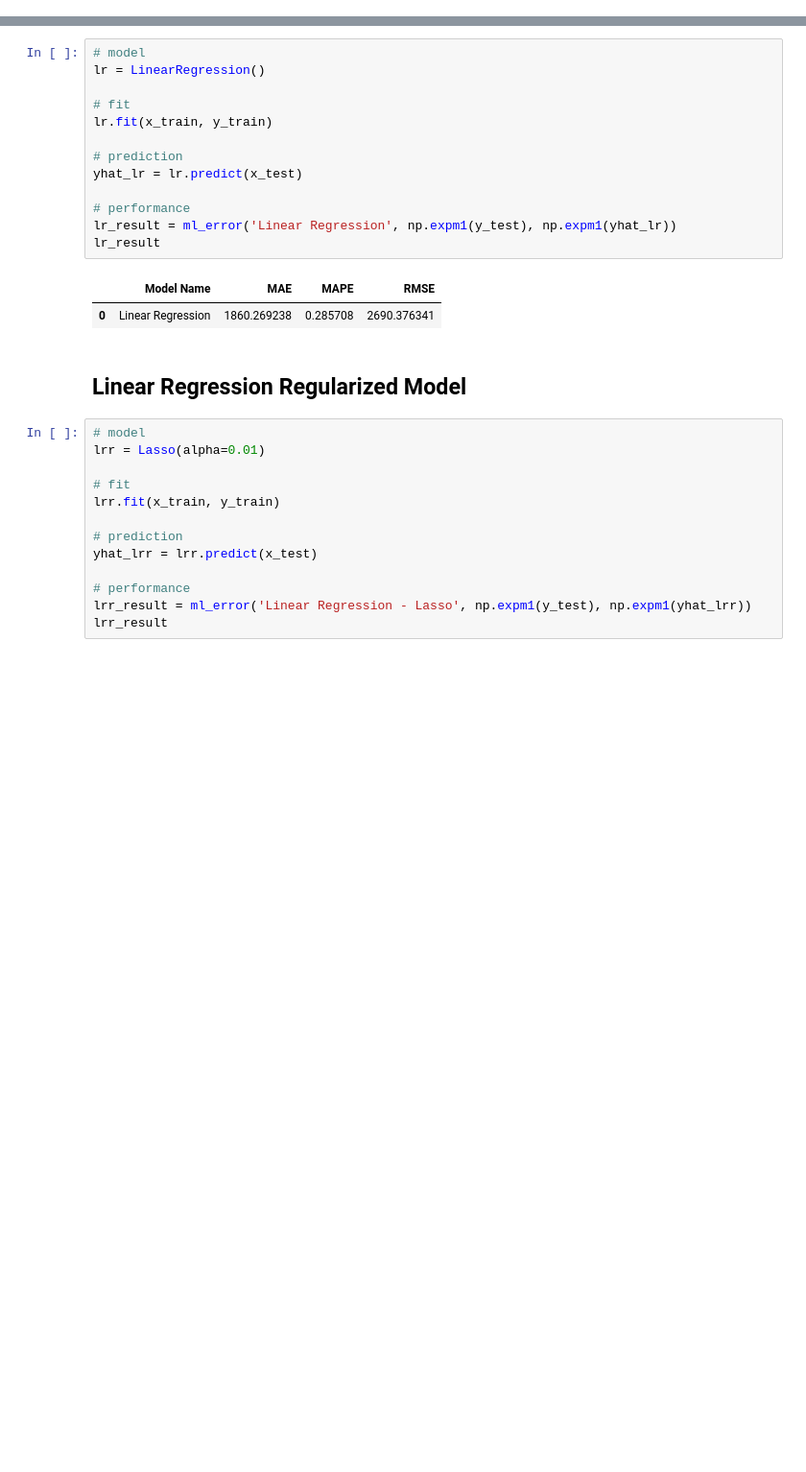
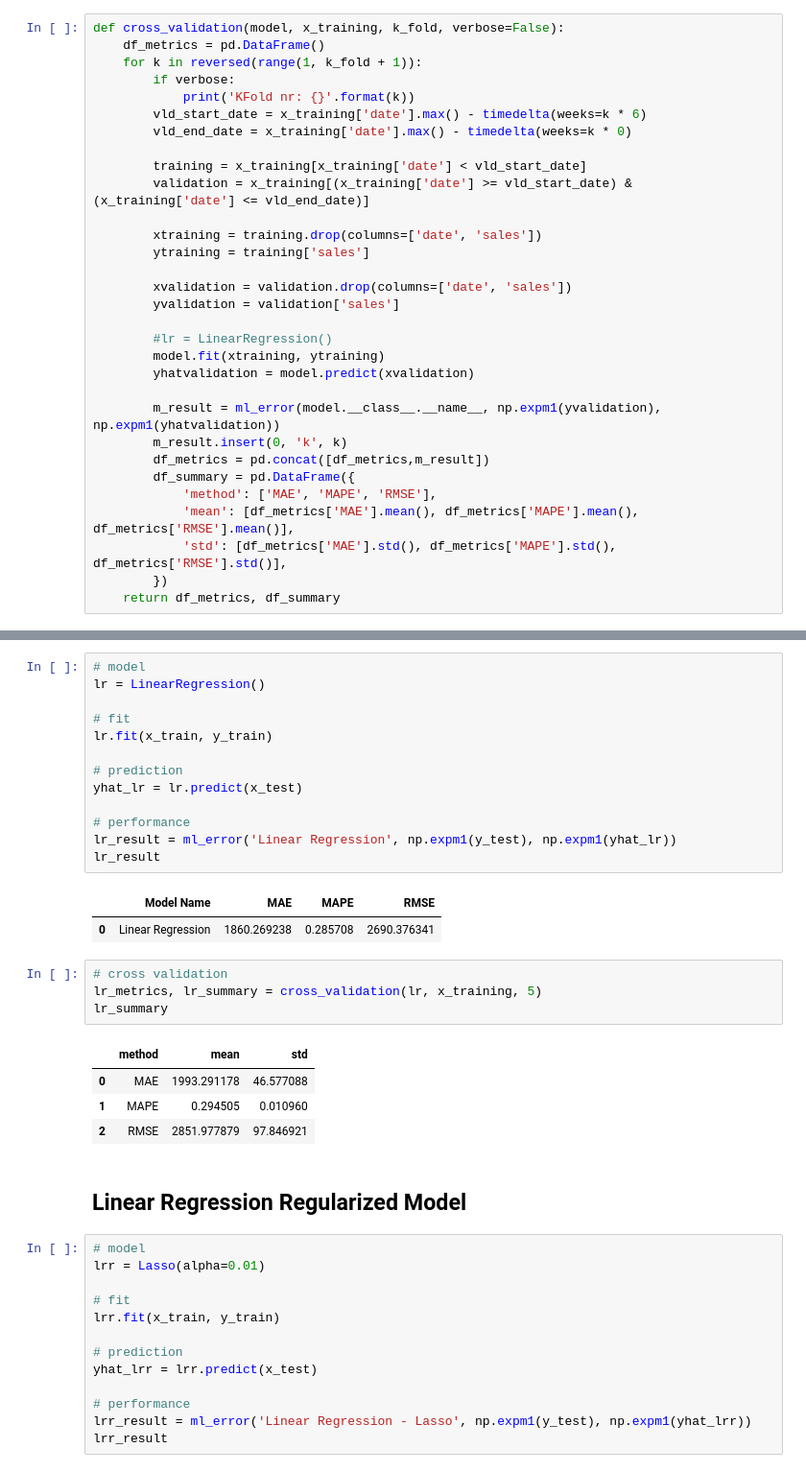
Before and after one commit to biazotogabriel/ds_em_producao, a Jupyter notebook: notebook.ipynb, the cells around one changed output, grey strips where cells are left out. Shown at 96% size. Saved outputs shown, nothing was run; the diff lists cells and outputs as text; blank space fills up the shorter version.

```diff
--- a/notebook.ipynb
+++ b/notebook.ipynb
@@ -77,6 +74,37 @@ def ml_error(model_name, y, y_hat):
                          'MAE': mae,
                          'MAPE': mape,
                          'RMSE': rmse}, index=[0])
+# %%
+def cross_validation(model, x_training, k_fold, verbose=False):
+    df_metrics = pd.DataFrame()
+    for k in reversed(range(1, k_fold + 1)):
+        if verbose:
+            print('KFold nr: {}'.format(k))
+        vld_start_date = x_training['date'].max() - timedelta(weeks=k * 6)
+        vld_end_date = x_training['date'].max() - timedelta(weeks=k * 0)
+
+        training = x_training[x_training['date'] < vld_start_date]
+        validation = x_training[(x_training['date'] >= vld_start_date) & (x_training['date'] <= vld_end_date)]
+
+        xtraining = training.drop(columns=['date', 'sales'])
+        ytraining = training['sales']
+
+        xvalidation = validation.drop(columns=['date', 'sales'])
+        yvalidation = validation['sales']
+
+        #lr = LinearRegression()
+        model.fit(xtraining, ytraining)
+        yhatvalidation = model.predict(xvalidation)
+
+        m_result = ml_error(model.__class__.__name__, np.expm1(yvalidation), np.expm1(yhatvalidation))
+        m_result.insert(0, 'k', k)
+        df_metrics = pd.concat([df_metrics,m_result])
+        df_summary = pd.DataFrame({
+            'method': ['MAE', 'MAPE', 'RMSE'],
+            'mean': [df_metrics['MAE'].mean(), df_metrics['MAPE'].mean(), df_metrics['RMSE'].mean()],
+            'std': [df_metrics['MAE'].std(), df_metrics['MAPE'].std(), df_metrics['RMSE'].std()],
+        })
+    return df_metrics, df_summary
 # %% [markdown]
 # Data Description
 # %% [markdown]
@@ -1047,6 +1076,15 @@ lr_result
 # %% [output]
 |  | Model Name | MAE | MAPE | RMSE |
 | 0 | Linear Regression | 1860.269238 | 0.285708 | 2690.376341 |
+# %%
+# cross validation
+lr_metrics, lr_summary = cross_validation(lr, x_training, 5)
+lr_summary
+# %% [output]
+|  | method | mean | std |
+| 0 | MAE | 1993.291178 | 46.577088 |
+| 1 | MAPE | 0.294505 | 0.010960 |
+| 2 | RMSE | 2851.977879 | 97.846921 |
 # %% [markdown]
 ## Linear Regression Regularized Model
 # %%
```
Also changed, not shown: parts of 14 cells of this notebook.
